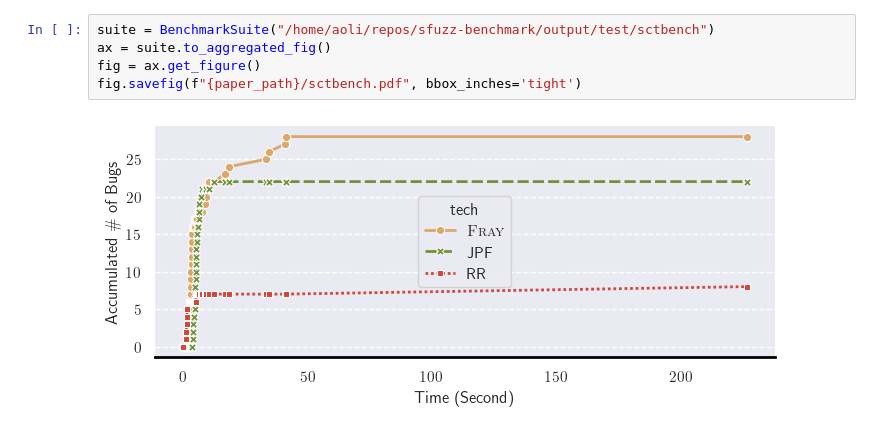
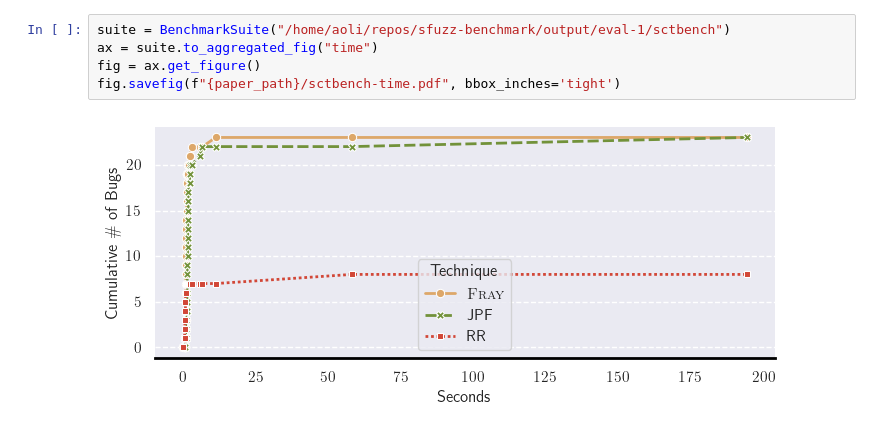
Before and after one commit to cmu-pasta/fray-benchmark, a Jupyter notebook: fray_benchmark/visualizer/playground.ipynb, the cells around one changed output. Saved outputs shown, nothing was run; the diff lists cells and outputs as text.

```diff
--- a/fray_benchmark/visualizer/playground.ipynb
+++ b/fray_benchmark/visualizer/playground.ipynb
@@ -10,7 +9,7 @@ The autoreload extension is already loaded. To reload it, use:
 # %%
-suite = BenchmarkSuite("/home/aoli/repos/sfuzz-benchmark/output/test/sctbench")
-ax = suite.to_aggregated_fig()
+suite = BenchmarkSuite("/home/aoli/repos/sfuzz-benchmark/output/eval-1/sctbench")
+ax = suite.to_aggregated_fig("time")
 fig = ax.get_figure()
-fig.savefig(f"{paper_path}/sctbench.pdf", bbox_inches='tight')
+fig.savefig(f"{paper_path}/sctbench-time.pdf", bbox_inches='tight')
 # %% [output]
-[figure, old version]
+[figure, new version]
```
Also changed, not shown: parts of 4 cells of this notebook, 1 other file.
